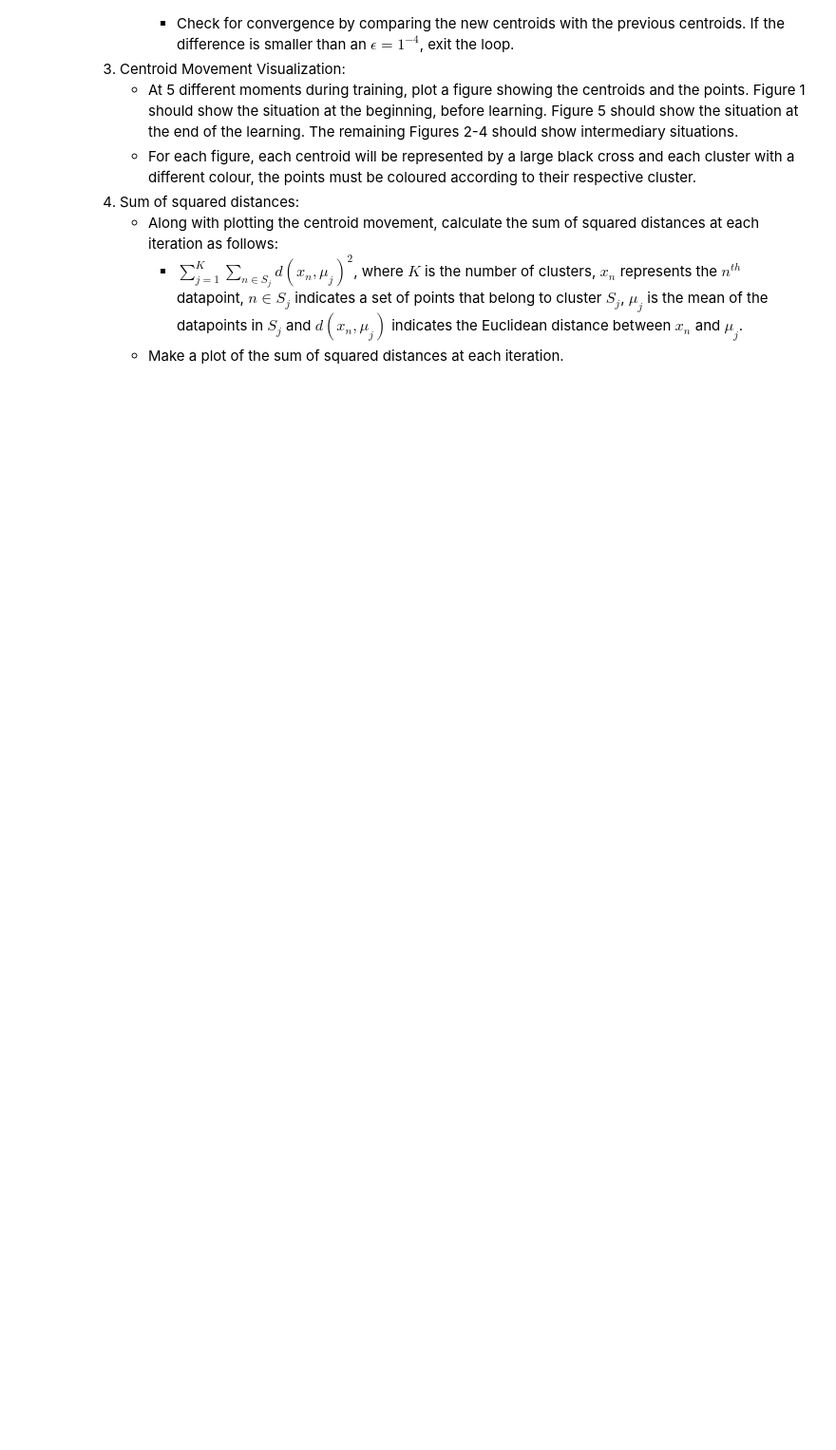
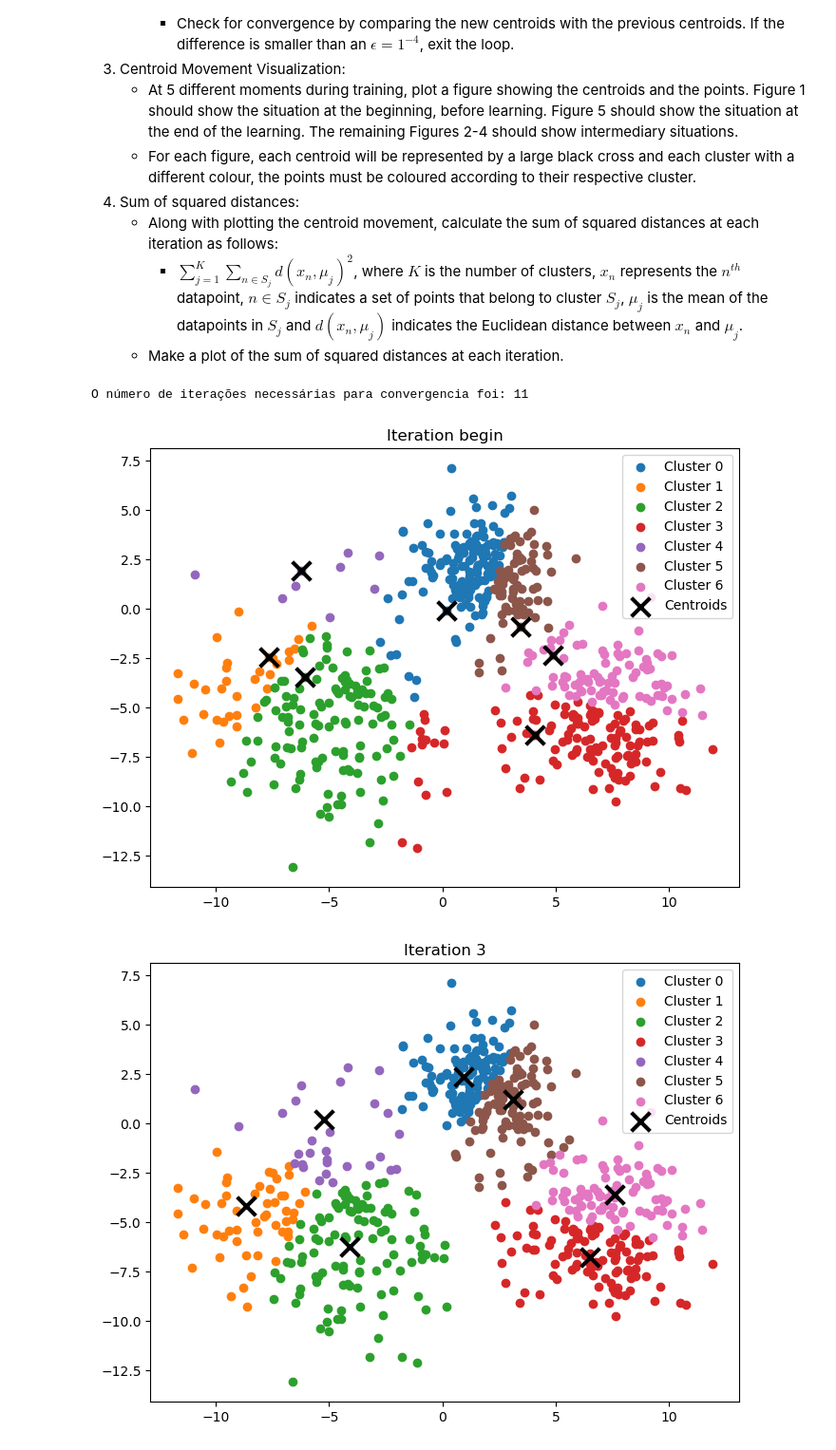
Before and after one commit to gtironi/MachineLearning, a Jupyter notebook: tacd/assigment_4/assigment4.ipynb, the cells around one changed output. Shown at 95% size. Cells and saved outputs as stored; diff of their text form; code cells hidden in the pictures; blank space fills up the shorter version.

Commit message:
Kmeans implemented with POO
- Plot sum of squared errors
- Plot data at begin, final and intermediary iterations

```diff
--- a/tacd/assigment_4/assigment4.ipynb
+++ b/tacd/assigment_4/assigment4.ipynb
@@ -234,2 +347,11 @@ X = np.concatenate([X, np.random.randn(num_samples, num_features) * 2 + np.array
 # %%
 ## your code goes here:
+kmeans = KMeans(n_clusters=7, max_iter=150)
+kmeans.fit(X)
+
+# Plot sum of squared distances
+kmeans.plot_sum_of_squared_distances()
+# %% [output]
+O número de iterações necessárias para convergencia foi: 11
+[figure, added]
+[figure, added]
```
Also changed, not shown: parts of 3 cells of this notebook.
